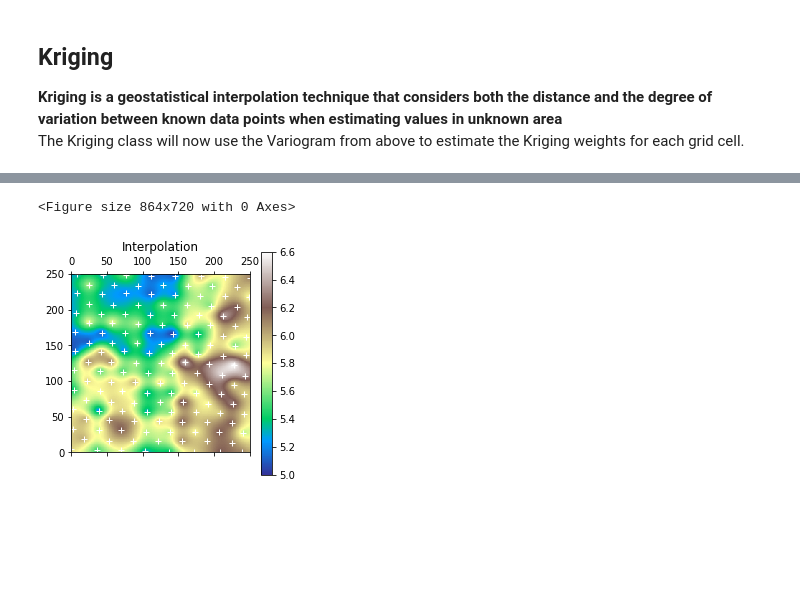
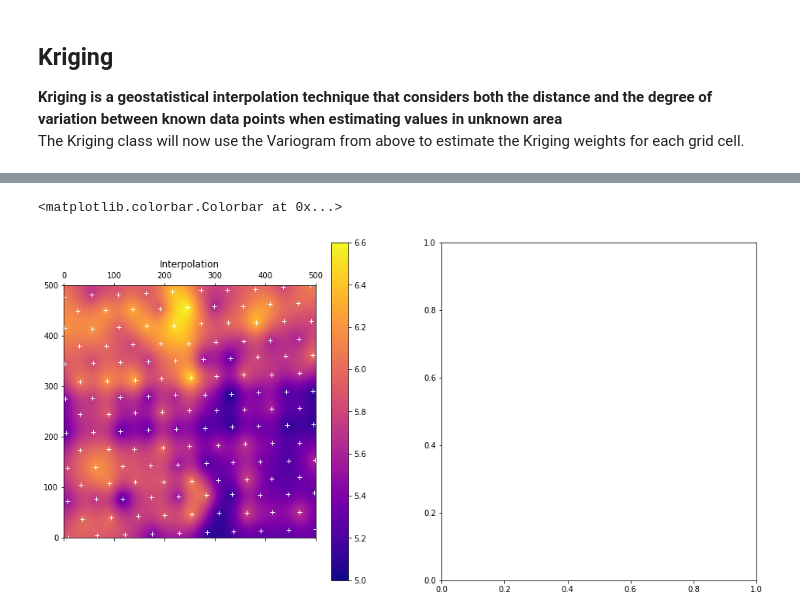
Before and after one commit to Puranjit/DataScience, a Jupyter notebook: Geospatial .ipynb, the cells around one changed output, grey strips where cells are left out. Drawn from its saved outputs; the diff is of its cells as text; code cells hidden in the pictures; blank space fills up the shorter version.

```diff
--- a/Geospatial .ipynb
+++ b/Geospatial .ipynb
@@ -194,7 +178,7 @@ df['UTM_N'] = round(df.loc[:, ['UTM_N']], 1)
 df['UTM_E'] = round(df.loc[:, ['UTM_E']], 1)
 
 # Creating a new dataframe of only the 1st-2 columns
-df1 = df.loc[:, ['UTM_N', 'UTM_E']]
+df1 = df.loc[:, ['UTM_E', 'UTM_N']]
 
 # Reading the new datframe - which stores coordinates of locations where sampling was done in the field
 df1
@@ -413,27 +398,22 @@ df1
 x = df1.iloc[:, 0]
 y = df1.iloc[:, 1]
 
-xx, yy = np.mgrid[x.min():x.max():250j, y.min():y.max():250j]
+xx, yy = np.mgrid[x.min():x.max():500j, y.min():y.max():500j]
 field = ok.transform(xx.flatten(), yy.flatten()).reshape(xx.shape)
 s2 = ok.sigma.reshape(xx.shape)
 # %%
-# fig, axes = plt.subplots(1, 2, figsize=(16, 8))
-plt.figure(figsize=(12,10))
+fig, axes = plt.subplots(1, 2, figsize=(16, 8))
 
 # rescale the coordinates to fit the interpolation raster
-x_ = (x - x.min()) / (x.max() - x.min()) * 250
-y_ = (y - y.min()) / (y.max() - y.min()) * 250
+x_ = (x - x.min()) / (x.max() - x.min()) * 500
+y_ = (y - y.min()) / (y.max() - y.min()) * 500
 
-color_map = plt.cm.get_cmap('terrain_r')
-rev_color_map = color_map.reversed()
-
-plt.matshow(field.T, cmap=rev_color_map, vmin=pH.min(), vmax=pH.max())
-plt.title('Interpolation')
-plt.plot(x_, y_, '+w')
-plt.xlim((0, 250))
-plt.ylim((0, 250))
-plt.colorbar()
-plt.show()
+art = axes[0].matshow(field.T, origin='lower', cmap='plasma', vmin=np.min(pH), vmax=np.max(pH))
+axes[0].set_title('Interpolation')
+axes[0].plot(x_, y_, '+w')
+axes[0].set_xlim((0, 500))
+axes[0].set_ylim((0, 500))
+plt.colorbar(art, ax=axes[0])
 # %% [output]
-<Figure size 864x720 with 0 Axes>
+<matplotlib.colorbar.Colorbar at 0x...>
-[figure, old version]
+[figure, new version]
```
Also changed, not shown: parts of 14 cells of this notebook.
